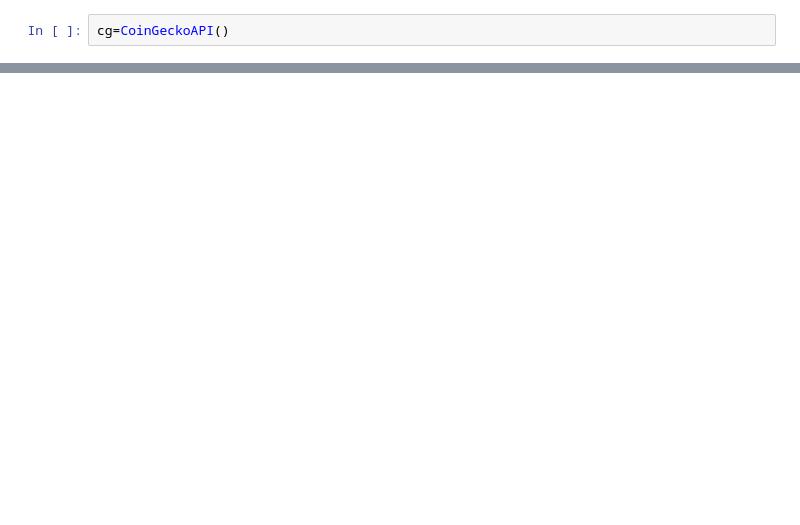
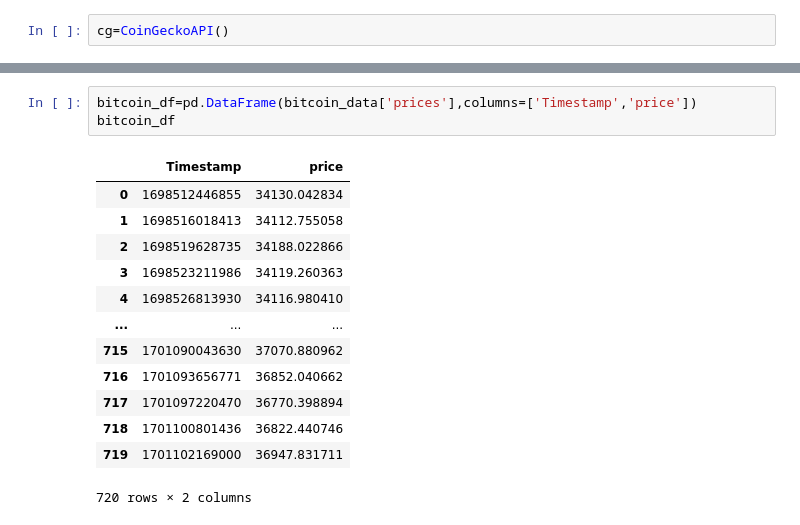
Before and after one commit to bahram3000/all_project, a Jupyter notebook: pythonProject6/test12.ipynb, the cells around one changed output, grey strips where cells are left out. Cells and saved outputs as stored; diff of their text form; blank space fills up the shorter version.

```diff
--- a/pythonProject6/test12.ipynb
+++ b/pythonProject6/test12.ipynb
@@ -59,0 +61,17 @@ bitcoin_data['prices']
+# %%
+bitcoin_df=pd.DataFrame(bitcoin_data['prices'],columns=['Timestamp','price'])
+bitcoin_df
+# %% [output]
+|  | Timestamp | price |
+| 0 | 1698512446855 | 34130.042834 |
+| 1 | 1698516018413 | 34112.755058 |
+| 2 | 1698519628735 | 34188.022866 |
+| 3 | 1698523211986 | 34119.260363 |
+| 4 | 1698526813930 | 34116.980410 |
+| ... | ... | ... |
+| 715 | 1701090043630 | 37070.880962 |
+| 716 | 1701093656771 | 36852.040662 |
+| 717 | 1701097220470 | 36770.398894 |
+| 718 | 1701100801436 | 36822.440746 |
+| 719 | 1701102169000 | 36947.831711 |
+720 rows × 2 columns
```
Also changed, not shown: parts of 6 cells of this notebook.
